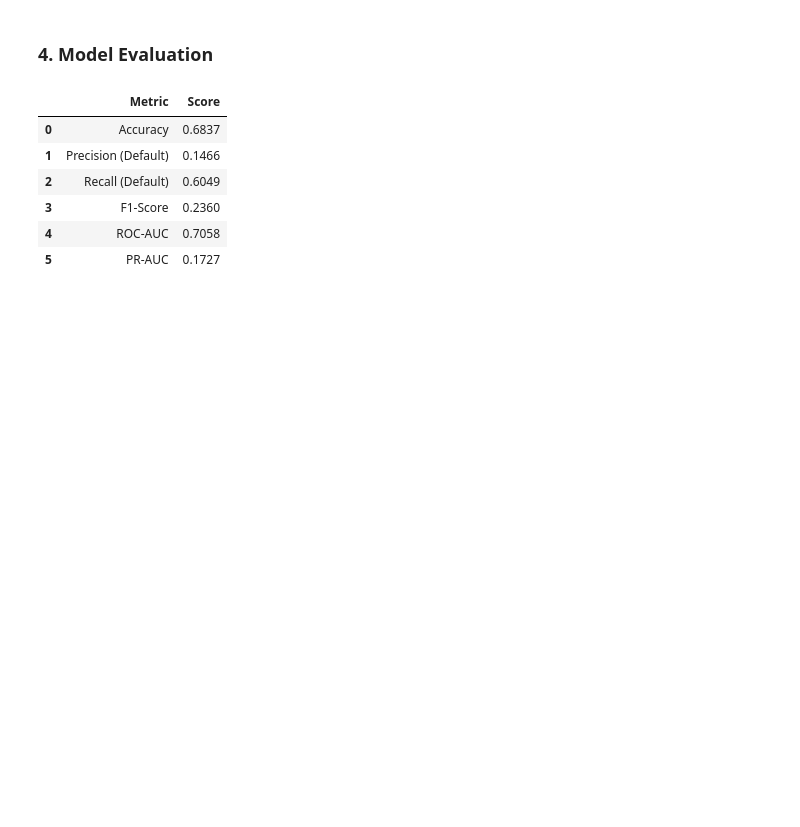
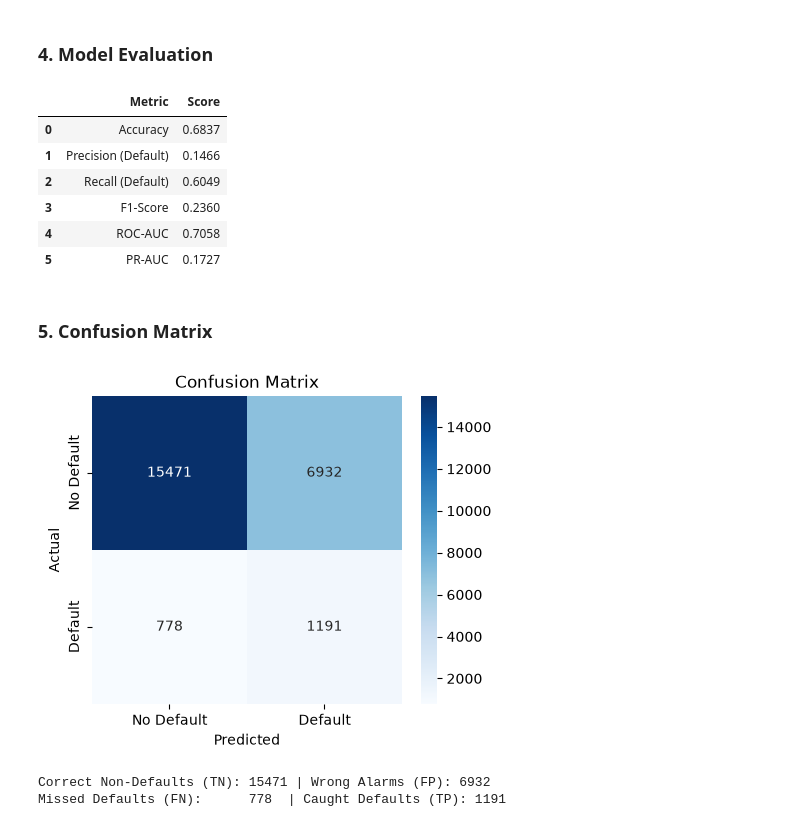
Before and after one commit to Pasiya990/FDM-AutoMobile_Loan_Default_Modelling, a Jupyter notebook: notebooks/05_baseline_models.ipynb, the cells around one changed output. Drawn from its saved outputs; the diff is of its cells as text; code cells hidden in the pictures; blank space fills up the shorter version.

Commit message:
feat(notebooks): add confusion matrix, ROC/PR curves, and parameter rationale for Decision Tree

```diff
--- a/notebooks/05_baseline_models.ipynb
+++ b/notebooks/05_baseline_models.ipynb
@@ -59,3 +59,21 @@ results
 | 3 | F1-Score | 0.2360 |
 | 4 | ROC-AUC | 0.7058 |
 | 5 | PR-AUC | 0.1727 |
+# %% [markdown]
+### 5. Confusion Matrix
+# %%
+plt.figure(figsize=(5, 4))
+sns.heatmap(cm, annot=True, fmt="d", cmap="Blues",
+            xticklabels=["No Default", "Default"],
+            yticklabels=["No Default", "Default"])
+plt.title("Confusion Matrix")
+plt.xlabel("Predicted")
+plt.ylabel("Actual")
+plt.show()
+
+print(f"Correct Non-Defaults (TN): {metrics['tn']} | Wrong Alarms (FP): {metrics['fp']}")
+print(f"Missed Defaults (FN):      {metrics['fn']}  | Caught Defaults (TP): {metrics['tp']}")
+# %% [output]
+[figure, added]
+Correct Non-Defaults (TN): 15471 | Wrong Alarms (FP): 6932
+Missed Defaults (FN):      778  | Caught Defaults (TP): 1191
```
Also changed, not shown: parts of 5 cells of this notebook.
